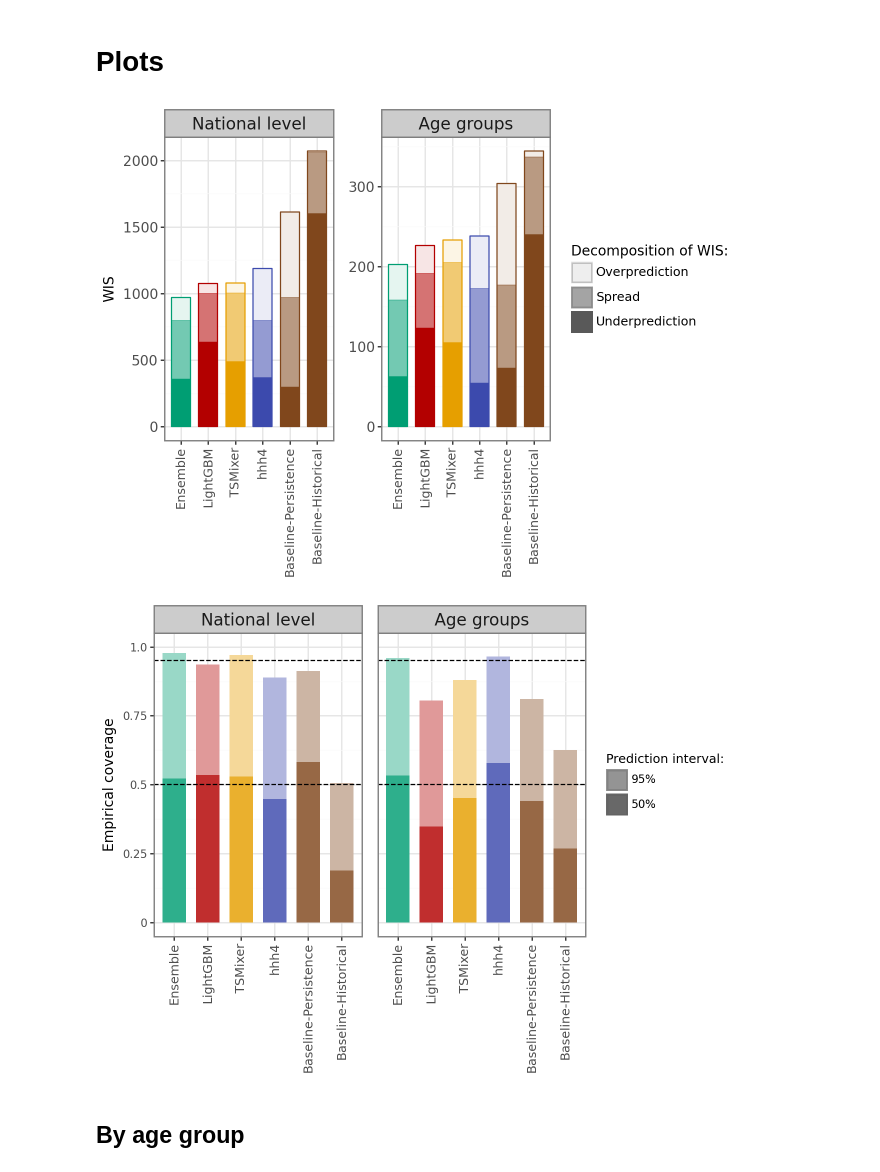
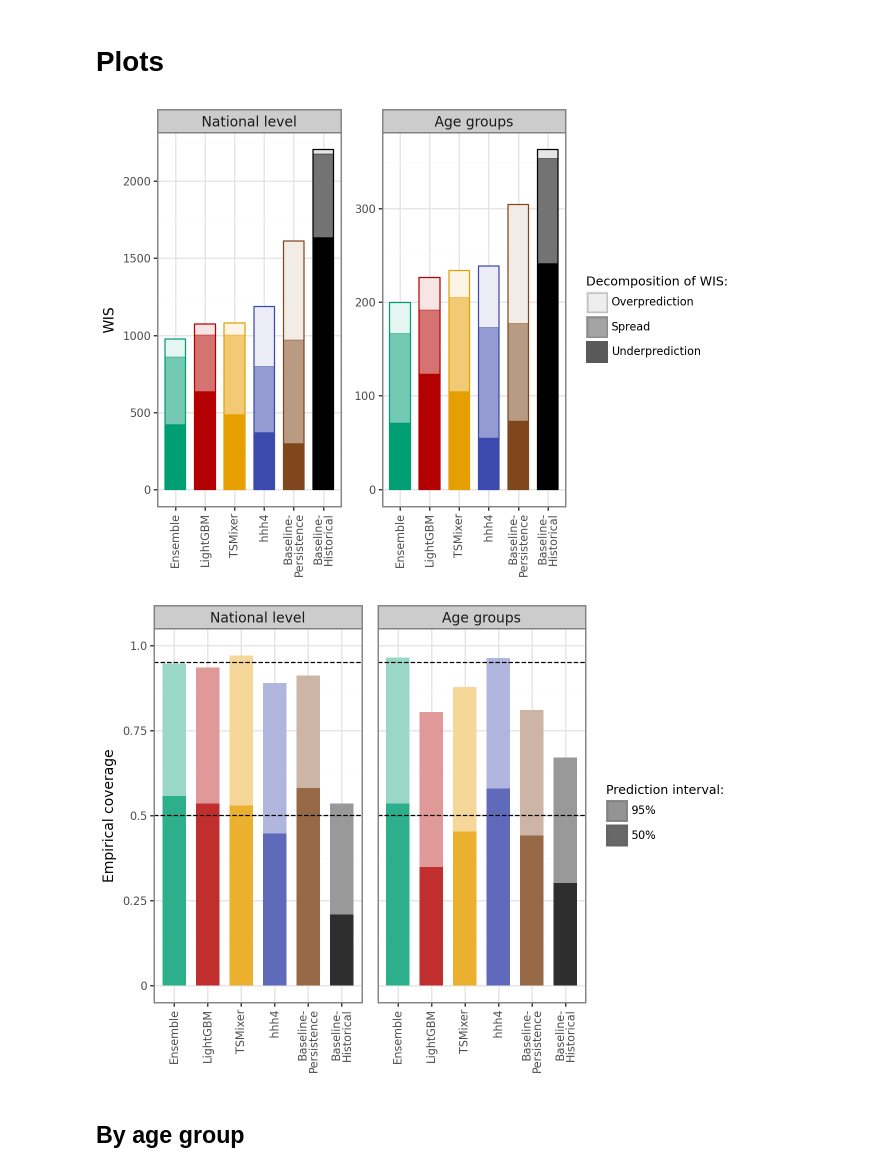
Before and after one commit to dwolffram/SARI-ML, a Jupyter notebook: post-covid/evaluation.ipynb, the cells around one changed output. Cells and saved outputs as stored; diff of their text form; code cells hidden in the pictures.

```diff
--- a/post-covid/evaluation.ipynb
+++ b/post-covid/evaluation.ipynb
@@ -20,16 +31,16 @@ MODEL_COLORS = {
     'hhh4': '#3C4AAD',
     'hhh4-NoCovid': '#3C4AAD',
     'Nowcast': '#56B4E9',
-    'Baseline-Historical': '#80471C',
-    'Baseline-Persistence' : '#80471C',
+    'Baseline-\nHistorical': '#000000',
+    'Baseline-\nPersistence' : '#80471C',
 }
 # %%
 MODEL_ORDER = ['Nowcast', 'Ensemble',
                'LightGBM', 'LightGBM-NoCovariates', 'LightGBM-NoCovid', 'LightGBM-Oracle',
                'TSMixer', 'TSMixer-NoCovariates', 'TSMixer-NoCovid', 'TSMixer-Oracle',
-               'hhh4', 'hhh4-NoCovid', 'Baseline-Persistence', 'Baseline-Historical']
+               'hhh4', 'hhh4-NoCovid', 'Baseline-\nPersistence', 'Baseline-\nHistorical']
 # %%
-MAIN_MODELS = ['Ensemble', 'LightGBM', 'TSMixer', 'hhh4', 'Baseline-Historical', 'Baseline-Persistence']
+MAIN_MODELS = ['Ensemble', 'LightGBM', 'TSMixer', 'hhh4', 'Baseline-\nHistorical', 'Baseline-\nPersistence']
 # %%
 # ['Nowcast'] + MAIN_MODELS
 # %%
@@ -124,19 +133,14 @@ def plot_total_scores(df_long, models=None):
         + labs(x="", y="WIS", color="Model", alpha="Decomposition of WIS:", title="")
         #+ coord_flip()
         + theme_bw()
+        + custom_theme()
         + theme(legend_position='right',
-                legend_title_position='top',
-                strip_text=element_text(size=12),             # Facet title text size
-                legend_title=element_text(size=10),           # Legend title text size
-                legend_text=element_text(size=9),             # Legend item text size
-                axis_text_x=element_text(size=9, rotation=90, ha="center"),        # Axis text (tick labels) size
-                axis_text_y=element_text(size=10),
-                axis_title=element_text(size=10),             # Axis title text size
-                plot_title=element_text(size=14))              # Plot title text size)
-       )
+                legend_title_position='top')
+        )
     return p
 # %%
-plot_total_scores(df_long, models=MAIN_MODELS)
+p = plot_total_scores(df_long, models=MAIN_MODELS)
+p
 # %% [output]
-[figure, old version]
+[figure, new version]
 # %%
@@ -201,7 +199,8 @@ def plot_coverage(df_wide, models=None):
 
     return p
 # %%
-plot_coverage(df_wide, MAIN_MODELS)
+p = plot_coverage(df_wide, MAIN_MODELS)
+p
 # %% [output]
-[figure, old version]
+[figure, new version]
 # %%
```
Also changed, not shown: parts of 31 cells of this notebook, 18 other files.
